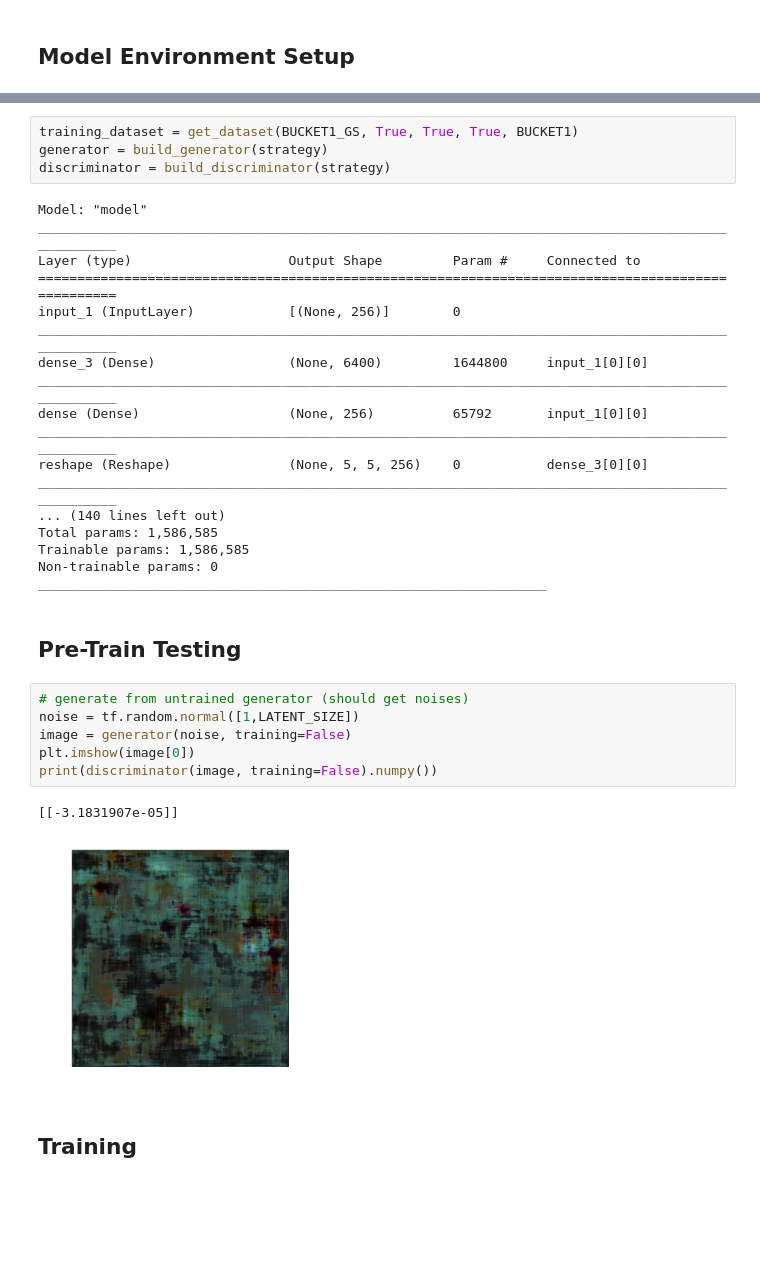
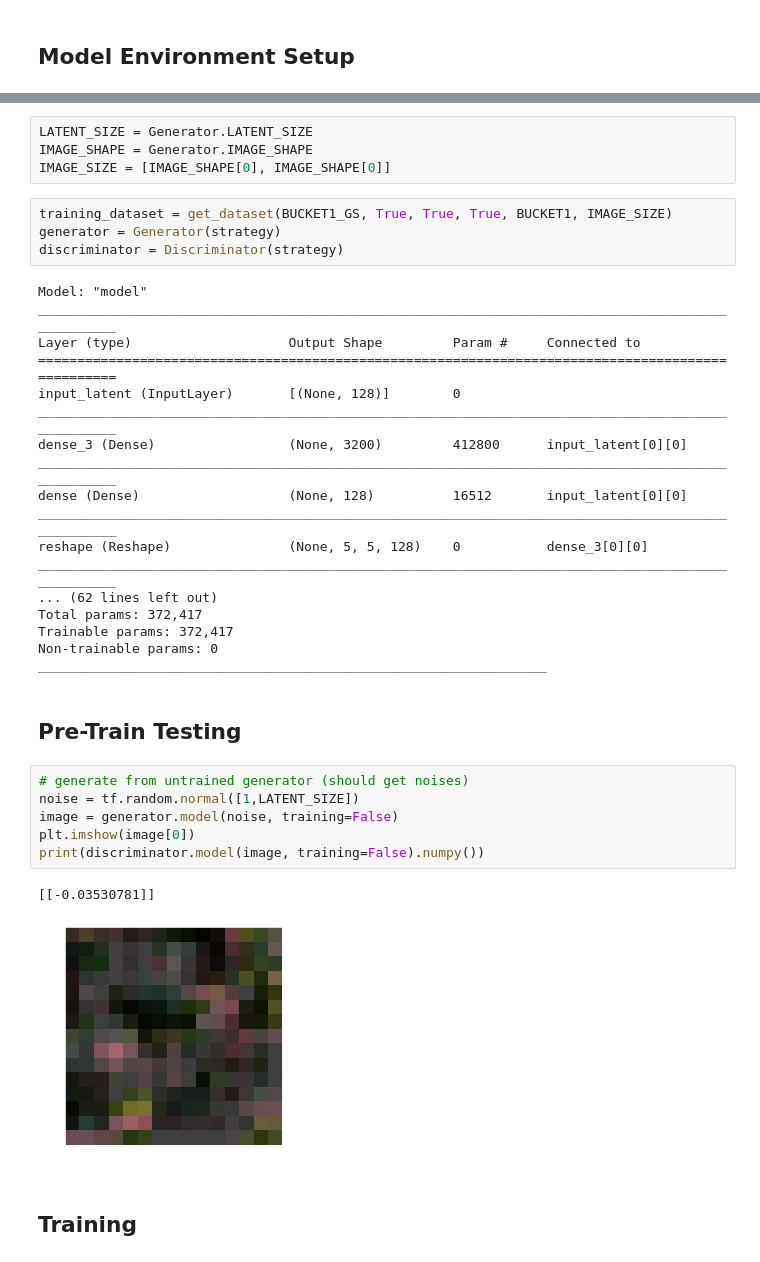
Before and after one commit to comtalyst/generative-facial-cosmetics, a Jupyter notebook: model_engineering/main.ipynb, the cells around one changed output, grey strips where cells are left out. Cells and saved outputs as stored; diff of their text form; blank space fills up the shorter version.

Commit message:
Change model to class instead of functions

```diff
--- a/model_engineering/main.ipynb
+++ b/model_engineering/main.ipynb
@@ -44,26 +45,30 @@ from models.generator import build_model as build_generator
 # %% [output]
 Running on CPU
 Number of accelerators (cores):  1
+# %%
+LATENT_SIZE = Generator.LATENT_SIZE
+IMAGE_SHAPE = Generator.IMAGE_SHAPE
+IMAGE_SIZE = [IMAGE_SHAPE[0], IMAGE_SHAPE[0]]
 # %%
-training_dataset = get_dataset(BUCKET1_GS, True, True, True, BUCKET1)
-generator = build_generator(strategy)
-discriminator = build_discriminator(strategy)
+training_dataset = get_dataset(BUCKET1_GS, True, True, True, BUCKET1, IMAGE_SIZE)
+generator = Generator(strategy)
+discriminator = Discriminator(strategy)
 # %% [output]
 Model: "model"
 __________________________________________________________________________________________________
 Layer (type)                    Output Shape         Param #     Connected to
 ==================================================================================================
-input_1 (InputLayer)            [(None, 256)]        0
+input_latent (InputLayer)       [(None, 128)]        0
 __________________________________________________________________________________________________
-dense_3 (Dense)                 (None, 6400)         1644800     input_1[0][0]
+dense_3 (Dense)                 (None, 3200)         412800      input_latent[0][0]
 __________________________________________________________________________________________________
-dense (Dense)                   (None, 256)          65792       input_1[0][0]
+dense (Dense)                   (None, 128)          16512       input_latent[0][0]
 __________________________________________________________________________________________________
-reshape (Reshape)               (None, 5, 5, 256)    0           dense_3[0][0]
+reshape (Reshape)               (None, 5, 5, 128)    0           dense_3[0][0]
 __________________________________________________________________________________________________
-... (140 lines left out)
-Total params: 1,586,585
-Trainable params: 1,586,585
+... (62 lines left out)
+Total params: 372,417
+Trainable params: 372,417
 Non-trainable params: 0
 _________________________________________________________________
 # %% [markdown]
@@ -71,12 +76,12 @@ _________________________________________________________________
 # %%
 # generate from untrained generator (should get noises)
 noise = tf.random.normal([1,LATENT_SIZE])
-image = generator(noise, training=False)
+image = generator.model(noise, training=False)
 plt.imshow(image[0])
-print(discriminator(image, training=False).numpy())
+print(discriminator.model(image, training=False).numpy())
 # %% [output]
-[[-3.1831907e-05]]
+[[-0.03530781]]
-[figure, old version]
+[figure, new version]
 # %% [markdown]
 ## **Training**
 # %%
```
Also changed, not shown: parts of 3 cells of this notebook, 6 other files.
